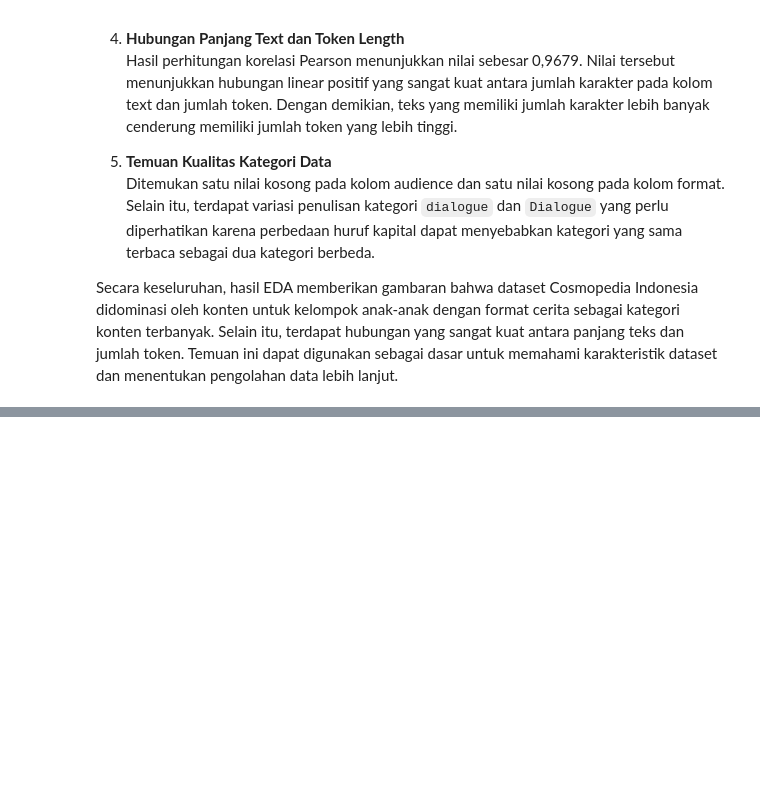
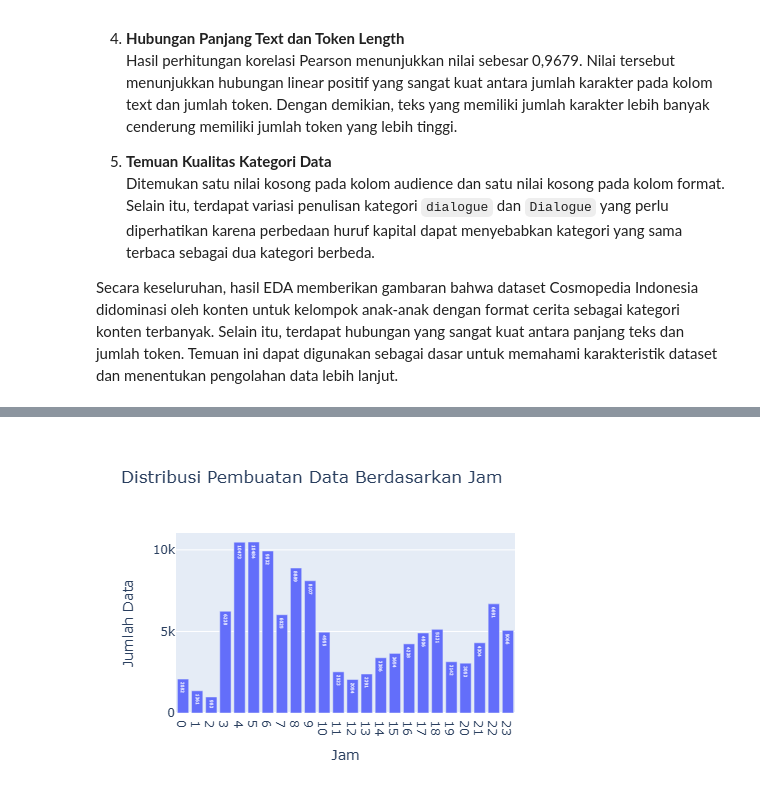
Before and after one commit to Tiaaadf/tugas1-abd-2026, a Jupyter notebook: notebooks/03_eda_and_insights.ipynb, the cells around one changed output, grey strips where cells are left out. Drawn from its saved outputs; the diff is of its cells as text; code cells hidden in the pictures; blank space fills up the shorter version.

```diff
--- a/notebooks/03_eda_and_insights.ipynb
+++ b/notebooks/03_eda_and_insights.ipynb
@@ -480,0 +757,10 @@ Secara keseluruhan, hasil EDA memberikan gambaran bahwa dataset Cosmopedia Indon
+# %%
+temporal_hourly = (
+    df.group_by(
+        pl.col("created_at").dt.hour().alias("jam")
+    )
+    .len(name="jumlah_data")
+    .sort("jam")
+)
+
+print(temporal_hourly)
@@ -480,0 +786,27 @@ Secara keseluruhan, hasil EDA memberikan gambaran bahwa dataset Cosmopedia Indon
+# %%
+import plotly.express as px
+
+hourly_pd = temporal_hourly.to_pandas()
+
+fig = px.bar(
+    hourly_pd,
+    x="jam",
+    y="jumlah_data",
+    title="Distribusi Pembuatan Data Berdasarkan Jam",
+    labels={
+        "jam": "Jam",
+        "jumlah_data": "Jumlah Data"
+    },
+    text="jumlah_data"
+)
+
+fig.update_layout(
+    xaxis=dict(
+        tickmode="linear",
+        dtick=1
+    )
+)
+
+fig.show()
+# %% [output]
+[figure, added]
```
Also changed, not shown: parts of 6 cells of this notebook, 1 other file.
